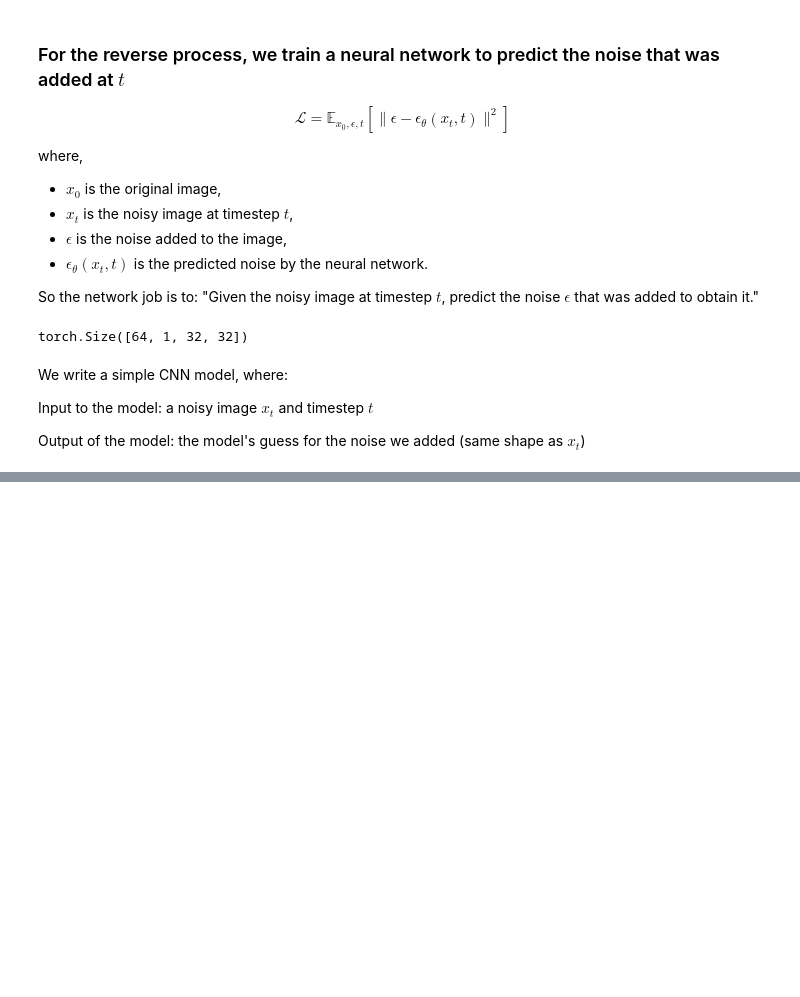
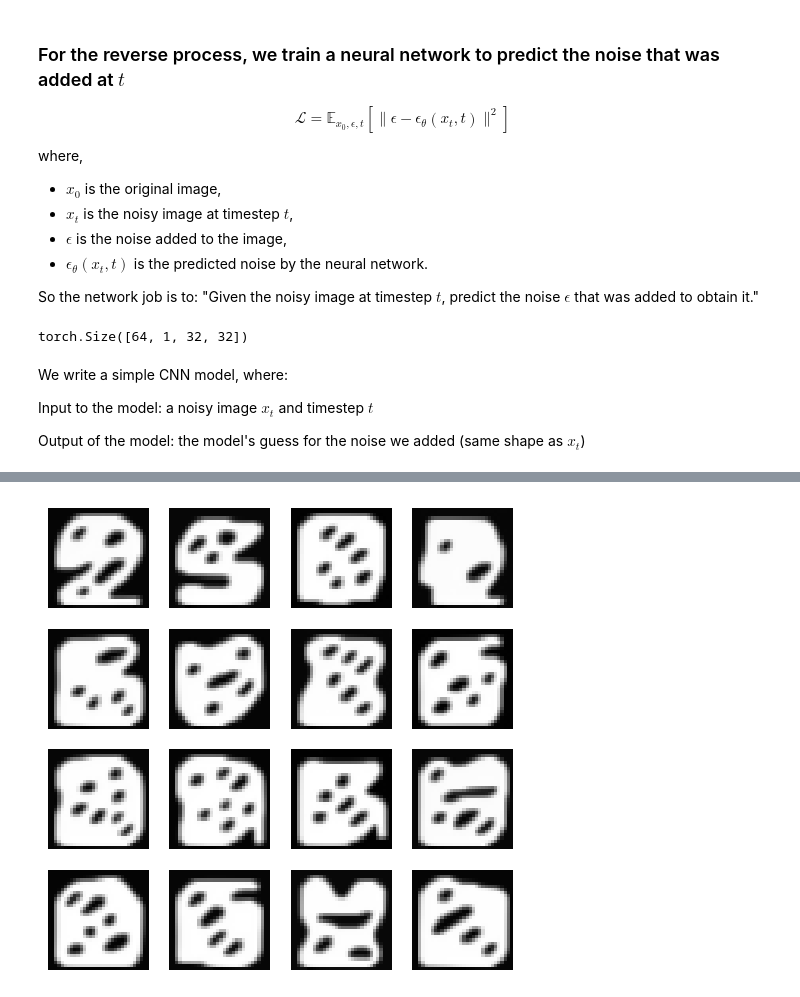
Before and after one commit to aabs7/Robot-Learning, a Jupyter notebook: diffusion.ipynb, the cells around one changed output, grey strips where cells are left out. Cells and saved outputs as stored; diff of their text form; code cells hidden in the pictures; blank space fills up the shorter version.

Commit message:
add reverse sampling: not working properly debug

```diff
--- a/diffusion.ipynb
+++ b/diffusion.ipynb
@@ -152,17 +163,18 @@ class SimpleDiffusionModel(nn.Module):
         out = self.conv4(h)
         return out # predicted noise
 # %%
-model = SimpleDiffusionModel(T=1000)
+device = torch.device("cuda" if torch.cuda.is_available() else "cpu")
+print(f"Using device: {device}")
+model = SimpleDiffusionModel(T, device=device)
 optimizer = torch.optim.Adam(model.parameters(), lr=1e-3)
 
-for epoch in range(5):
+for epoch in range(200):
     for x0, _ in training_dataloader:
-        t = torch.randint(0, T, (x0.shape[0],))
-
-        actual_noise = torch.randn_like(x0)
+        x0 = x0.to(device)
+        t = torch.randint(0, T, (x0.shape[0],), device=device)
+        actual_noise = torch.randn_like(x0, device=device)
         xt = q_sample(x0, t, actual_noise)  # noisy image
         predicted_noise = model(xt, t)
-
         loss = F.mse_loss(predicted_noise, actual_noise)
         optimizer.zero_grad()
         loss.backward()
@@ -173,0 +216,31 @@ KeyboardInterrupt:
+# %%
+@torch.no_grad()
+def p_sample(model, x_t, t):
+    """Sample x_{t-1} from x_t"""
+    sqrt_one_minus_alpha_hat_t = torch.sqrt(1 - alpha_hat[t]).to(x_t.device)[:, None, None, None]
+    sqrt_recip_alpha_t = 1.0 / torch.sqrt(alphas[t]).to(x_t.device)[:, None, None, None]
+    # predict noise
+    eps_theta = model(x_t, t)
+    x = (x_t - sqrt_one_minus_alpha_hat_t * eps_theta) * sqrt_recip_alpha_t
+    return x
+
+@torch.no_grad()
+def sample(model, n=16):
+    model.eval()
+    x = torch.randn(n, 1, 32, 32).to(device)  # start from pure noise
+    for t in reversed(range(70)):
+        x = p_sample(model, x, torch.tensor([t]*n).to(model.device))
+    return x
+# %%
+import matplotlib.pyplot as plt
+
+samples = sample(model, n=16).cpu()
+
+# visualize
+fig, axes = plt.subplots(4, 4, figsize=(6,6))
+for i, ax in enumerate(axes.flat):
+    ax.imshow(samples[i,0], cmap="gray")
+    ax.axis("off")
+plt.show()
+# %% [output]
+[figure, added]
```
Also changed, not shown: parts of 9 cells of this notebook.
